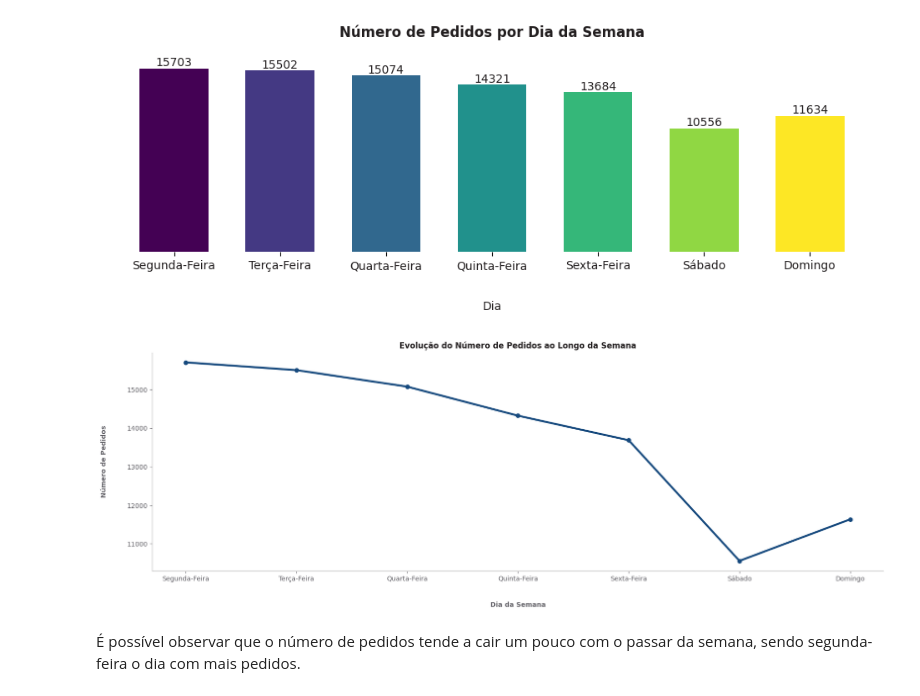
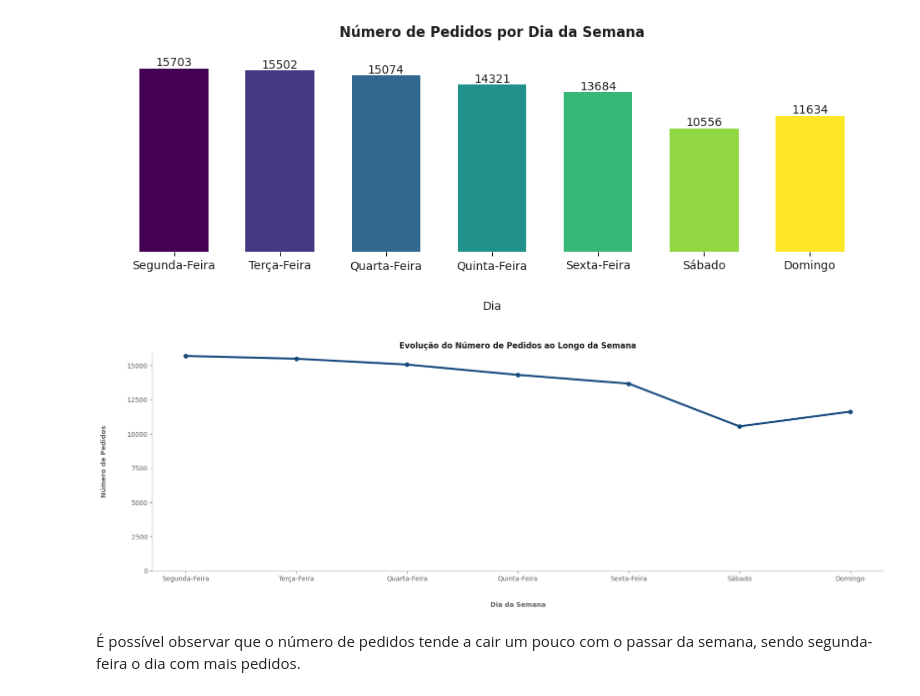
Before and after one commit to allmeidaapedro/Olist-Analysis, a Jupyter notebook: eda.ipynb, the cells around one changed output. Drawn from its saved outputs; the diff is of its cells as text; code cells hidden in the pictures.

```diff
--- a/eda.ipynb
+++ b/eda.ipynb
@@ -321,7 +331,8 @@ item_data.duplicated().sum()
 - Removerei os valores nulos de product_category_name, pois estes representam apenas 1.42% do nosso conjunto de dados.
 - Os valores duplicados em item_data são coerentes, uma vez que, em um mesmo pedido, pode ser comprado o mesmo item várias vezes pelo mesmo cliente. Consequentemente, as demais variáveis como hora e estado também possuirão os mesmos valores.
 # %%
-order_data.loc[order_data['review_score'].isna(), 'review_score'] = order_data['review_score'].mean()
+order_data.loc[order_data['review_score'].isna(), 'review_score'] \
+= order_data['review_score'].mean()
 
 order_data.dropna(inplace=True)
 item_data.dropna(inplace=True)
@@ -610,3 +642,0 @@ order_data['payment_value'].describe().to_frame()
-# %%
-pmt_zero = order_data.loc[order_data['payment_value'] == 0].index
-order_data.drop(pmt_zero, inplace=True)
@@ -1062,21 +1078,22 @@ ax.spines['bottom'].set_visible(False)
 # %%
 # Defining the figure and plotting the line chart.
 fig, ax = plt.subplots(figsize=(20, 6))
 
 # Customizing the plot.
 ax.set_title('Evolução do Número de Pedidos ao Longo da Semana', color=CINZA1, fontweight='bold')
 ax.plot(orders_daily['day'], orders_daily['orders'], color=AZUL1, linewidth=3, marker='o')
 ax.set_xlabel('Dia da Semana', labelpad=30, color=CINZA4, fontweight='bold')
 ax.set_ylabel('Número de Pedidos', labelpad=30, color=CINZA4, fontweight='bold')
 ax.set_xticks(ticks=orders_daily['day'], labels=orders_daily['day'], color=CINZA1)
+ax.set_yticks(np.arange(0, 15001, 2500))
 ax.tick_params(axis='y', colors=CINZA4)
 ax.tick_params(axis='x', colors=CINZA4)
 ax.spines['right'].set_visible(False)
 ax.spines['top'].set_visible(False)
 ax.spines['left'].set_color(CINZA9)
 ax.spines['bottom'].set_color(CINZA9)
 # %% [output]
-[figure, old version]
+[figure, new version]
 # %% [markdown]
 É possível observar que o número de pedidos tende a cair um pouco com o passar da semana, sendo segunda-feira o dia com mais pedidos.
 # %% [markdown]
```
Also changed, not shown: parts of 43 cells of this notebook.
